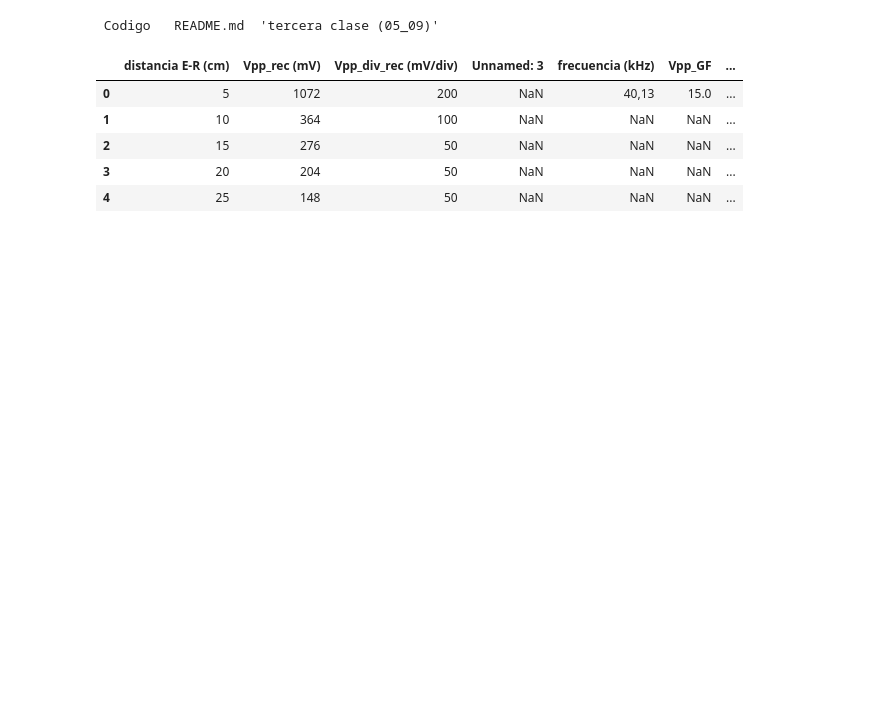
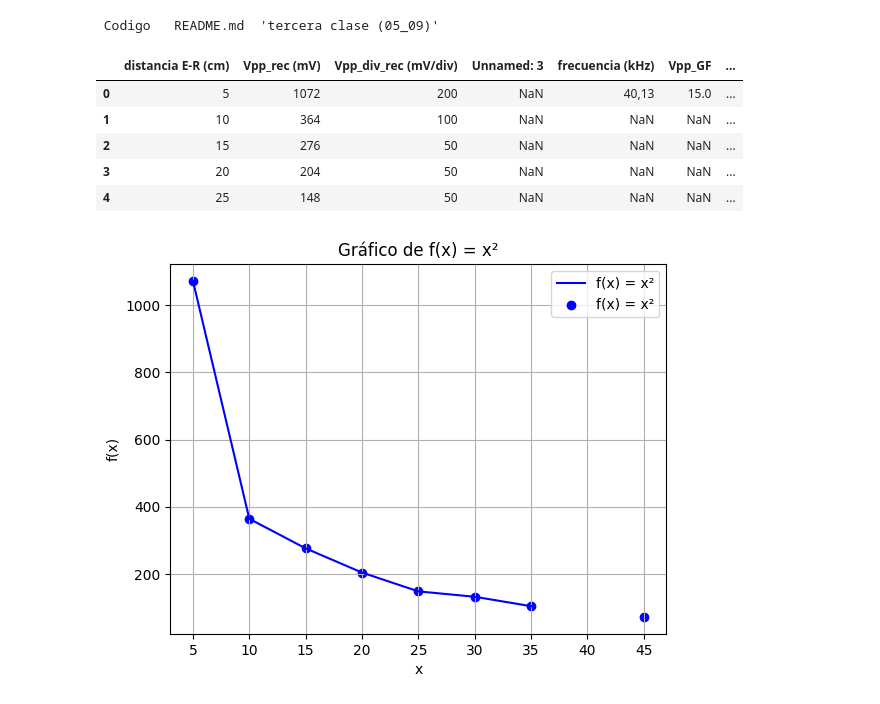
Before and after one commit to juanqwerty773/labo-2, a Jupyter notebook: tercera clase (05_09)/codigo.ipynb, the cells around one changed output. Saved outputs shown, nothing was run; the diff lists cells and outputs as text; code cells hidden in the pictures; blank space fills up the shorter version.

```diff
--- a/tercera clase (05_09)/codigo.ipynb
+++ b/tercera clase (05_09)/codigo.ipynb
@@ -33,3 +33,16 @@ df.head()
 | 2 | 15 | 276 | 50 | NaN | NaN | NaN | ... |
 | 3 | 20 | 204 | 50 | NaN | NaN | NaN | ... |
 | 4 | 25 | 148 | 50 | NaN | NaN | NaN | ... |
+# %%
+distancia = pd.to_numeric(df["distancia E-R (cm)"], errors='coerce')
+Vpp_rec = pd.to_numeric(df["Vpp_rec (mV)"], errors='coerce')
+plt.plot(distancia, Vpp_rec, label='f(x) = x²', color='blue')
+plt.scatter(distancia, Vpp_rec, label='f(x) = x²', color='blue')
+plt.title('Gráfico de f(x) = x²')
+plt.xlabel('x')
+plt.ylabel('f(x)')
+plt.grid(True)
+plt.legend()
+plt.show()
+# %% [output]
+[figure, added]
```
Also changed, not shown: parts of 1 cell of this notebook.
